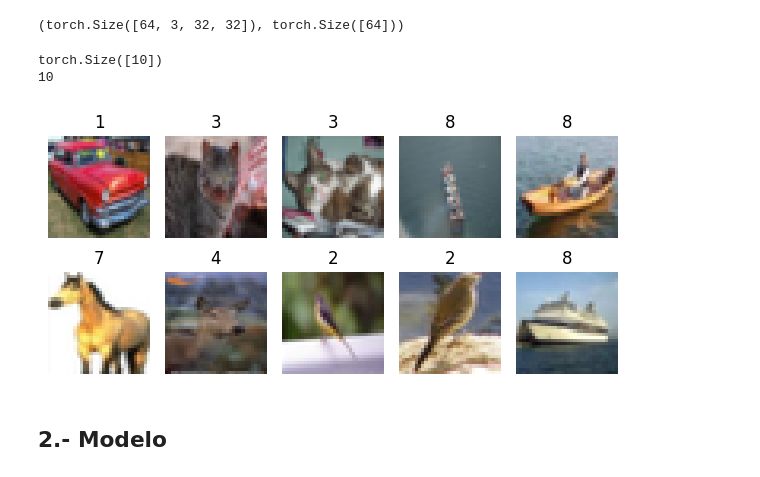
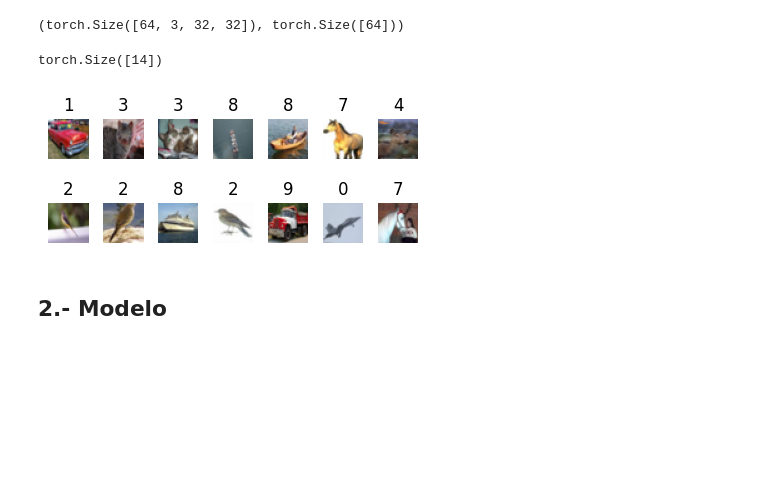
Before and after one commit to milmor/NLP, a Jupyter notebook: Notebooks/19_CNN.ipynb, the cells around one changed output. Cells and saved outputs as stored; diff of their text form; code cells hidden in the pictures; blank space fills up the shorter version.

```diff
--- a/Notebooks/19_CNN.ipynb
+++ b/Notebooks/19_CNN.ipynb
@@ -71,31 +71,28 @@ train_batch.shape, target_batch.shape
 # %%
 # Define a function to plot images with titles
 def plot_images(images, labels):
     print(labels.shape)
-    fig, axes = plt.subplots(2, 5, figsize=(6, 3))
+    fig, axes = plt.subplots(2, 7, figsize=(4, 2))
     axes = axes.flatten()
 
-
-    print(len(images))
     for i in range(len(images)):
         axes[i].imshow(images[i].permute(1, 2, 0))
         axes[i].set_title(labels[i].numpy())
         axes[i].axis('off')
 
     plt.tight_layout()
     plt.show()
 
 # Select a batch of images and their corresponding targets
-n = 10
+n = 14
 batch_images = train_batch[:n]
 batch_labels = target_batch[:n]
 
 # Plot the batch of images
 plot_images(batch_images, batch_labels)
 # %% [output]
-torch.Size([10])
-10
+torch.Size([14])
-[figure, old version]
+[figure, new version]
 # %% [markdown]
 ## 2.- Modelo
 # %%
```
Also changed, not shown: parts of 2 cells of this notebook.
